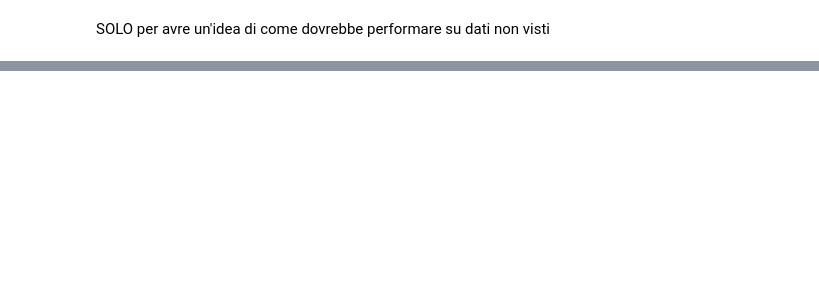
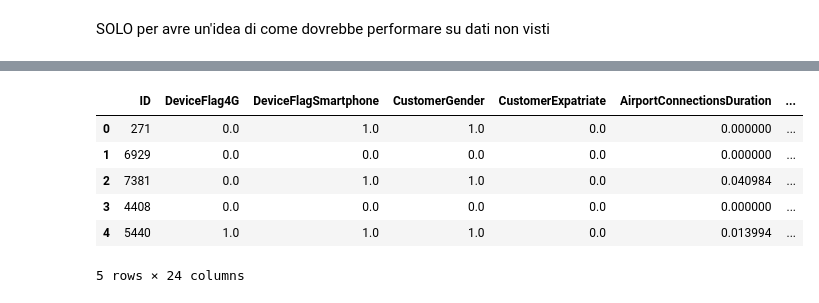
Before and after one commit to EugenioTL/Vodafone_Challenge, a Jupyter notebook: Vodafone.ipynb, the cells around one changed output, grey strips where cells are left out. Drawn from its saved outputs; the diff is of its cells as text; code cells hidden in the pictures; blank space fills up the shorter version.

```diff
--- a/Vodafone.ipynb
+++ b/Vodafone.ipynb
@@ -372,0 +658,21 @@ F1 score on unseen data: 0.602
+# %%
+X_pred = test_data[['ID', 'DeviceFlag4G',
+       'DeviceFlagSmartphone',   'CustomerGender',
+       'CustomerExpatriate',
+       'AirportConnectionsDuration', 'AirportConnectionsCount',
+       'StationConnectionsDuration', 'StationConnectionsCount',
+       'ParkingConnectionsDuration', 'ParkingConnectionsCount',
+       'File-Transfer', 'Games', 'Instant-Messaging-Applications', 'Mail',
+       'Music-Streaming', 'Network-Operation', 'P2P-Applications', 'Security',
+       'Streaming-Applications', 'Terminals', 'Unclassified', 'VoIP',
+       'Web-Applications']]
+# %%
+X_pred.head()
+# %% [output]
+|  | ID | DeviceFlag4G | DeviceFlagSmartphone | CustomerGender | CustomerExpatriate | AirportConnectionsDuration | ... |
+| 0 | 271 | 0.0 | 1.0 | 1.0 | 0.0 | 0.000000 | ... |
+| 1 | 6929 | 0.0 | 0.0 | 0.0 | 0.0 | 0.000000 | ... |
+| 2 | 7381 | 0.0 | 1.0 | 1.0 | 0.0 | 0.040984 | ... |
+| 3 | 4408 | 0.0 | 0.0 | 0.0 | 0.0 | 0.000000 | ... |
+| 4 | 5440 | 1.0 | 1.0 | 1.0 | 0.0 | 0.013994 | ... |
+5 rows × 24 columns
```
Also changed, not shown: parts of 28 cells of this notebook, 1 other file.
